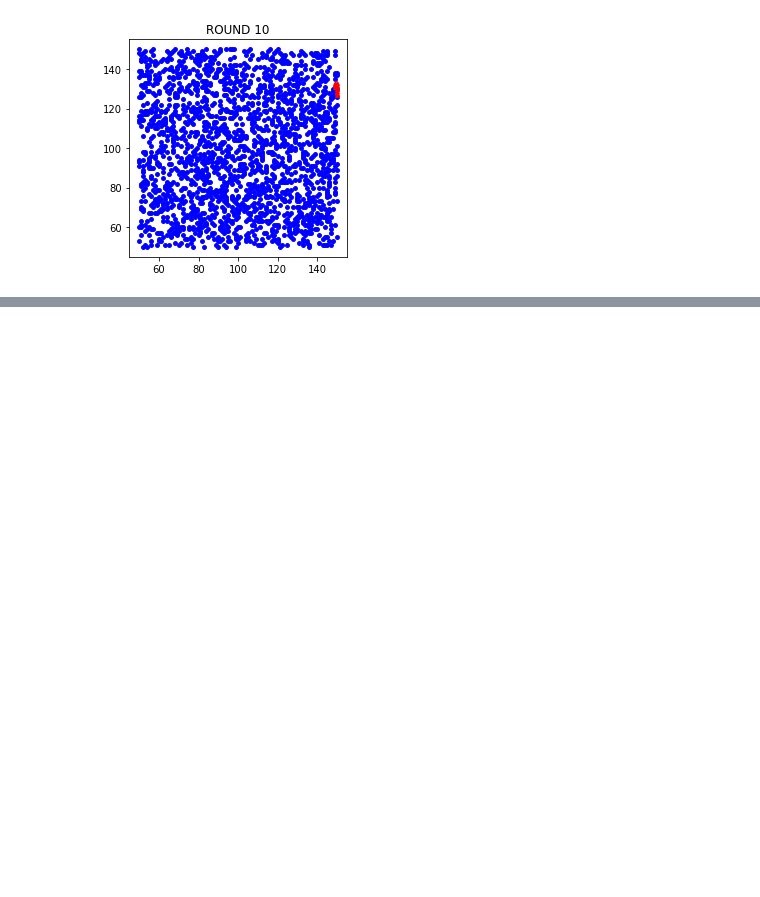
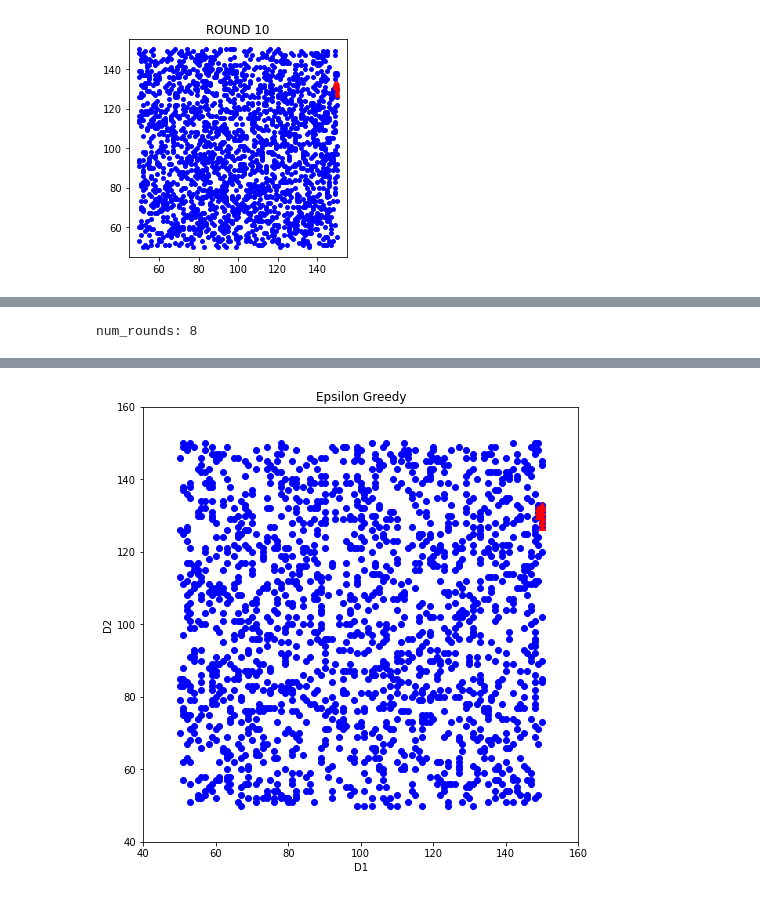
Before and after one commit to GuoyaoShen/AutoRCWA_Net, a Jupyter notebook: visualization_absorber.ipynb, the cells around one changed output, grey strips where cells are left out. Drawn from its saved outputs; the diff is of its cells as text; code cells hidden in the pictures; blank space fills up the shorter version.

Commit message:
update epsilon greedy

```diff
--- a/visualization_absorber.ipynb
+++ b/visualization_absorber.ipynb
@@ -341,0 +381,56 @@ for idx in range(num_rounds):
+# %%
+import matplotlib.pyplot as plt
+import matplotlib.animation as animation
+import numpy as np
+
+from matplotlib import animation, rc
+from IPython.display import HTML
+
+# num_rounds = 3
+
+n_sampling = 200  # num of sampling points per round
+n_pick = 10
+
+num_rounds = 8
+print('num_rounds:', num_rounds)
+
+size_fig=(10,8)
+
+fig, ax = plt.subplots(figsize=size_fig)
+marker_size = 5 #upped this to make points more visible
+
+def animate(idx):
+    ROUND = idx//2
+    """ Perform animation step. """
+    #important - the figure is cleared and new axes are added
+    fig.clear()
+    ax = fig.add_subplot(111, aspect='equal', autoscale_on=False, xlim=(40, 160), ylim=(40, 160))
+    #the new axes must be re-formatted
+    ax.set_xlim(40, 160)
+    ax.set_ylim(40, 160)
+    plt.xlabel('D1')
+    plt.ylabel('D2')
+    plt.title('Epsilon Greedy')
+    # and the elements for this frame are added
+    x_sampling = params_sampling[:num_data_round[ROUND], 0]
+    y_sampling = params_sampling[:num_data_round[ROUND], 1]
+
+    x_pick = params_pick[(ROUND)*n_pick:(ROUND+1)*n_pick, 0]
+    y_pick = params_pick[(ROUND)*n_pick:(ROUND+1)*n_pick, 1]
+
+#     if idx>0:  # enable this if dict is added to training points
+#         x_pick_last = params_pick[0:(ROUND)*n_pick, 0]
+#         y_pick_last = params_pick[0:(ROUND)*n_pick, 1]
+
+#         x_sampling = np.concatenate((x_sampling, x_pick_last), axis=0)
+#         y_sampling = np.concatenate((y_sampling, y_pick_last), axis=0)
+
+    ax.scatter(x_sampling, y_sampling, c='b')
+    if idx%2!=0:  # show picked params
+        ax.scatter(x_pick, y_pick, c='r', marker = '^')
+
+anim = animation.FuncAnimation(fig, animate, interval=1000, frames=2*num_rounds)
+anim.save('./data/absorber/absorber_track_epsilon_greedy.gif', writer='pillow', fps=1)
+HTML(anim.to_html5_video())
+# %% [output]
+num_rounds: 8
@@ -341,0 +438 @@ for idx in range(num_rounds):
+[figure, added]
```
Also changed, not shown: parts of 5 cells of this notebook, 2 other files.
